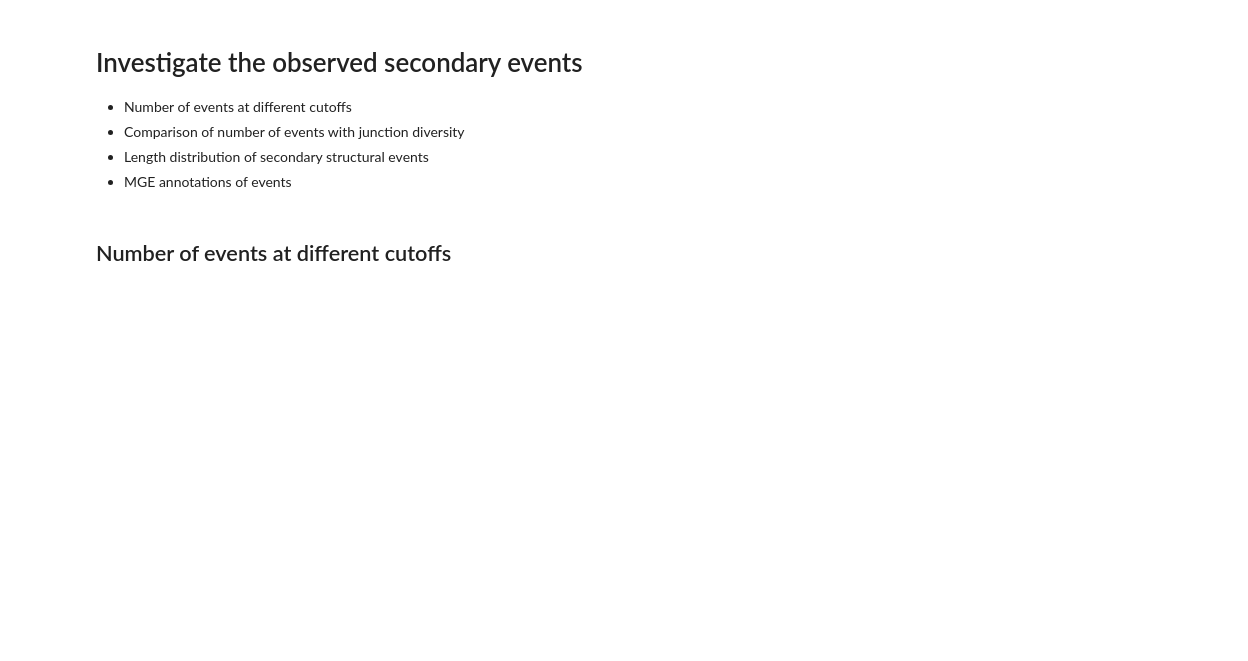
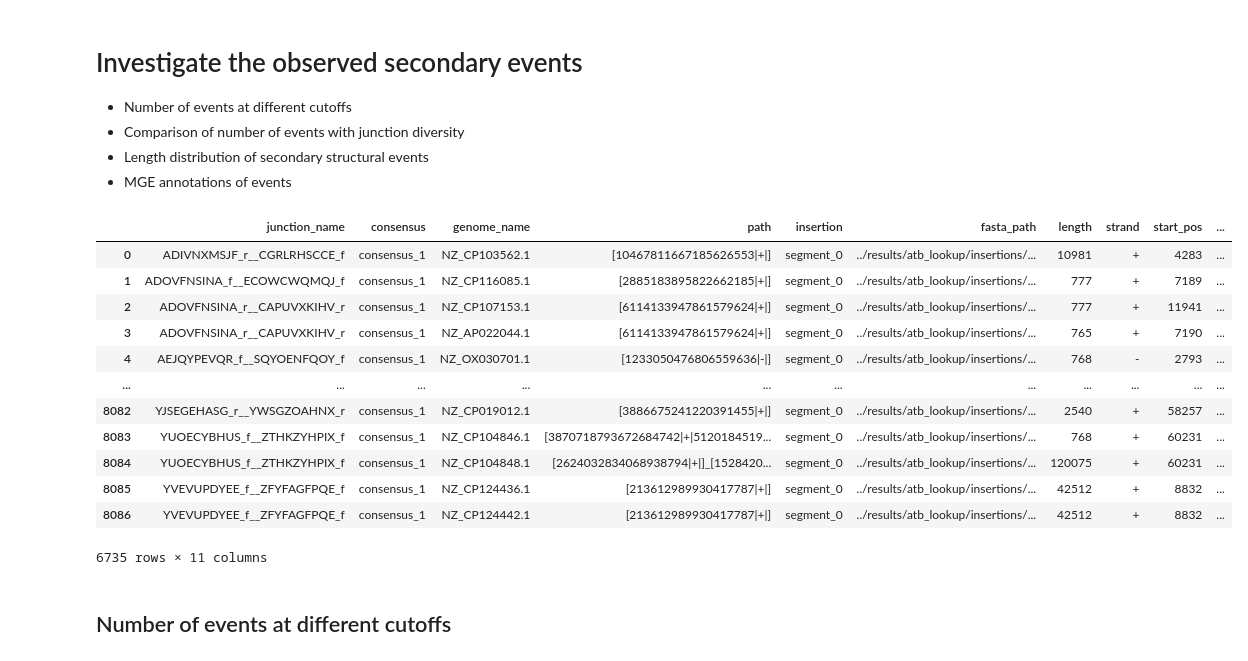
Before and after one commit to marie3003/junction_dataset, a Jupyter notebook: explore/analyze_secondary_events.ipynb, the cells around one changed output. Drawn from its saved outputs; the diff is of its cells as text; code cells hidden in the pictures; blank space fills up the shorter version.

```diff
--- a/explore/analyze_secondary_events.ipynb
+++ b/explore/analyze_secondary_events.ipynb
@@ -21,3 +22,19 @@ summaries = combine_all_junctions_summaries("../results/atb_lookup", save_df=Fal
+# %%
+summaries['insertions'][summaries['insertions']['length'] > 200]
+# %% [output]
+|  | junction_name | consensus | genome_name | path | insertion | fasta_path | length | strand | start_pos | ... |
+| 0 | ADIVNXMSJF_r__CGRLRHSCCE_f | consensus_1 | NZ_CP103562.1 | [10467811667185626553|+|] | segment_0 | ../results/atb_lookup/insertions/... | 10981 | + | 4283 | ... |
+| 1 | ADOVFNSINA_f__ECOWCWQMQJ_f | consensus_1 | NZ_CP116085.1 | [2885183895822662185|+|] | segment_0 | ../results/atb_lookup/insertions/... | 777 | + | 7189 | ... |
+| 2 | ADOVFNSINA_r__CAPUVXKIHV_r | consensus_1 | NZ_CP107153.1 | [6114133947861579624|+|] | segment_0 | ../results/atb_lookup/insertions/... | 777 | + | 11941 | ... |
+| 3 | ADOVFNSINA_r__CAPUVXKIHV_r | consensus_1 | NZ_AP022044.1 | [6114133947861579624|+|] | segment_0 | ../results/atb_lookup/insertions/... | 765 | + | 7190 | ... |
+| 4 | AEJQYPEVQR_f__SQYOENFQOY_f | consensus_1 | NZ_OX030701.1 | [1233050476806559636|-|] | segment_0 | ../results/atb_lookup/insertions/... | 768 | - | 2793 | ... |
+| ... | ... | ... | ... | ... | ... | ... | ... | ... | ... | ... |
+| 8082 | YJSEGEHASG_r__YWSGZOAHNX_r | consensus_1 | NZ_CP019012.1 | [3886675241220391455|+|] | segment_0 | ../results/atb_lookup/insertions/... | 2540 | + | 58257 | ... |
+| 8083 | YUOECYBHUS_f__ZTHKZYHPIX_f | consensus_1 | NZ_CP104846.1 | [3870718793672684742|+|5120184519... | segment_0 | ../results/atb_lookup/insertions/... | 768 | + | 60231 | ... |
+| 8084 | YUOECYBHUS_f__ZTHKZYHPIX_f | consensus_1 | NZ_CP104848.1 | [2624032834068938794|+|]_[1528420... | segment_0 | ../results/atb_lookup/insertions/... | 120075 | + | 60231 | ... |
+| 8085 | YVEVUPDYEE_f__ZFYFAGFPQE_f | consensus_1 | NZ_CP124436.1 | [213612989930417787|+|] | segment_0 | ../results/atb_lookup/insertions/... | 42512 | + | 8832 | ... |
+| 8086 | YVEVUPDYEE_f__ZFYFAGFPQE_f | consensus_1 | NZ_CP124442.1 | [213612989930417787|+|] | segment_0 | ../results/atb_lookup/insertions/... | 42512 | + | 8832 | ... |
+6735 rows × 11 columns
 # %% [markdown]
 ## Number of events at different cutoffs
 # %%
```
Also changed, not shown: parts of 3 cells of this notebook, 22 other files.
